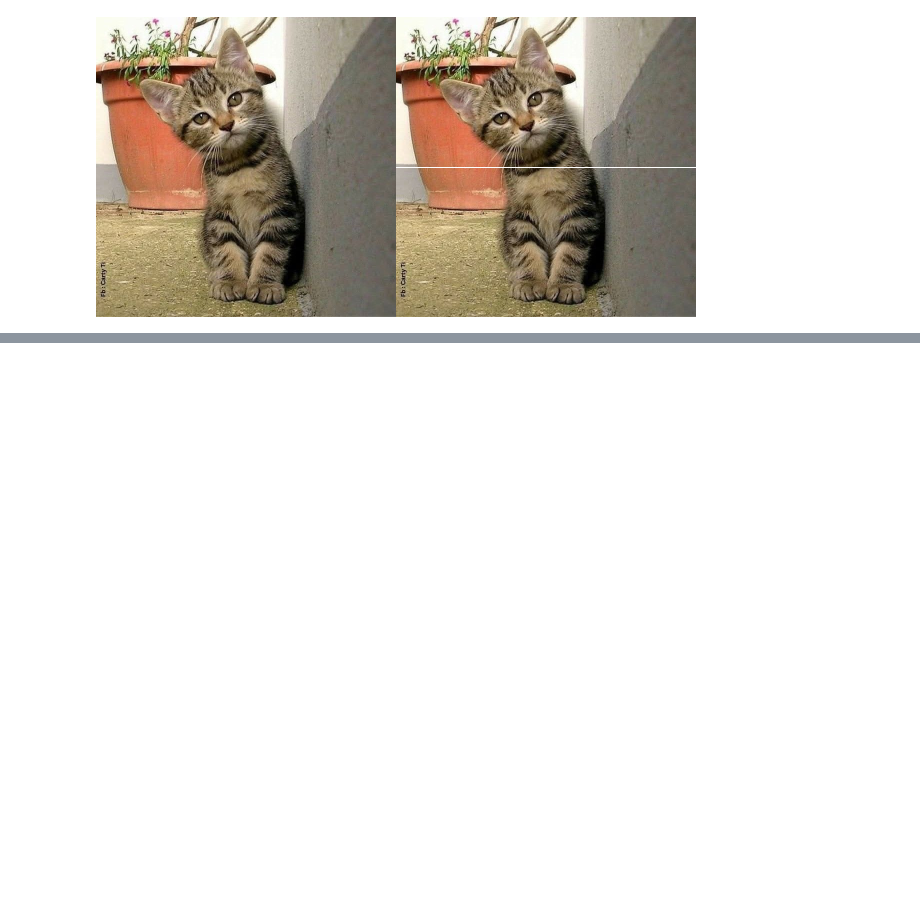
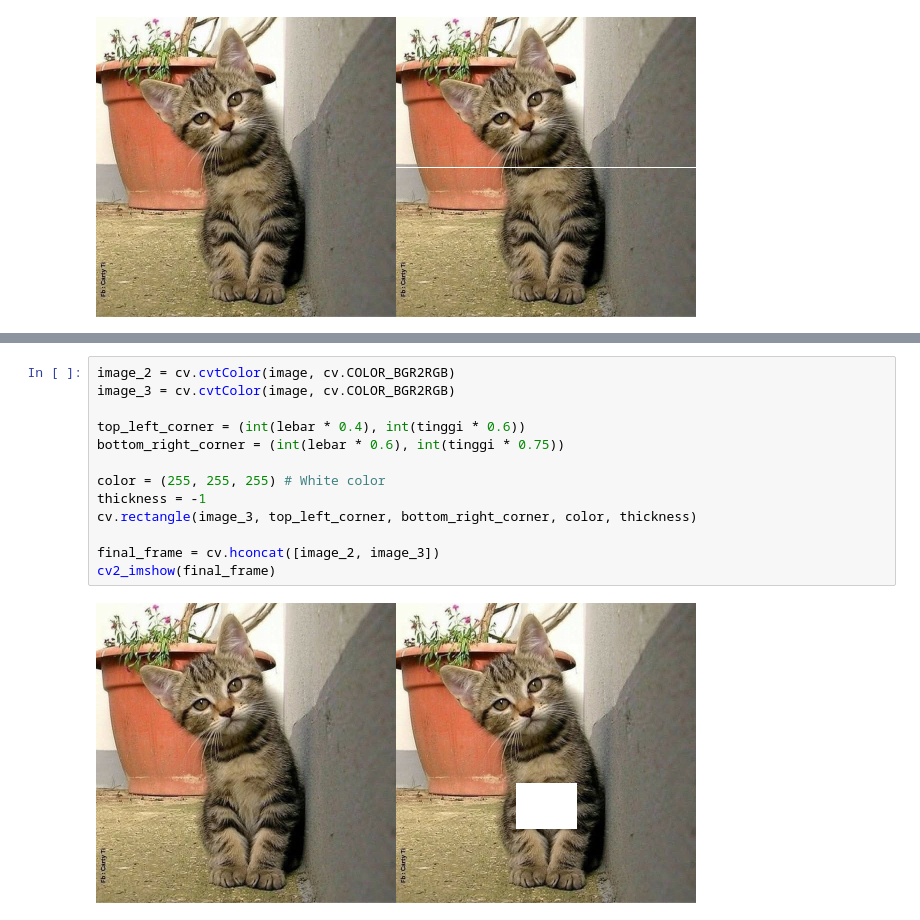
Before and after one commit to SatrioHubs/PCVK_ganjil_2025, a Jupyter notebook: week1.ipynb, the cells around one changed output, grey strips where cells are left out. Drawn from its saved outputs; the diff is of its cells as text; blank space fills up the shorter version.

```diff
--- a/week1.ipynb
+++ b/week1.ipynb
@@ -45,0 +86,15 @@ cv2_imshow(final_frame)
+# %%
+image_2 = cv.cvtColor(image, cv.COLOR_BGR2RGB)
+image_3 = cv.cvtColor(image, cv.COLOR_BGR2RGB)
+
+top_left_corner = (int(lebar * 0.4), int(tinggi * 0.6))
+bottom_right_corner = (int(lebar * 0.6), int(tinggi * 0.75))
+
+color = (255, 255, 255) # White color
+thickness = -1
+cv.rectangle(image_3, top_left_corner, bottom_right_corner, color, thickness)
+
+final_frame = cv.hconcat([image_2, image_3])
+cv2_imshow(final_frame)
+# %% [output]
+[figure, added]
```
Also changed, not shown: parts of 3 cells of this notebook.
